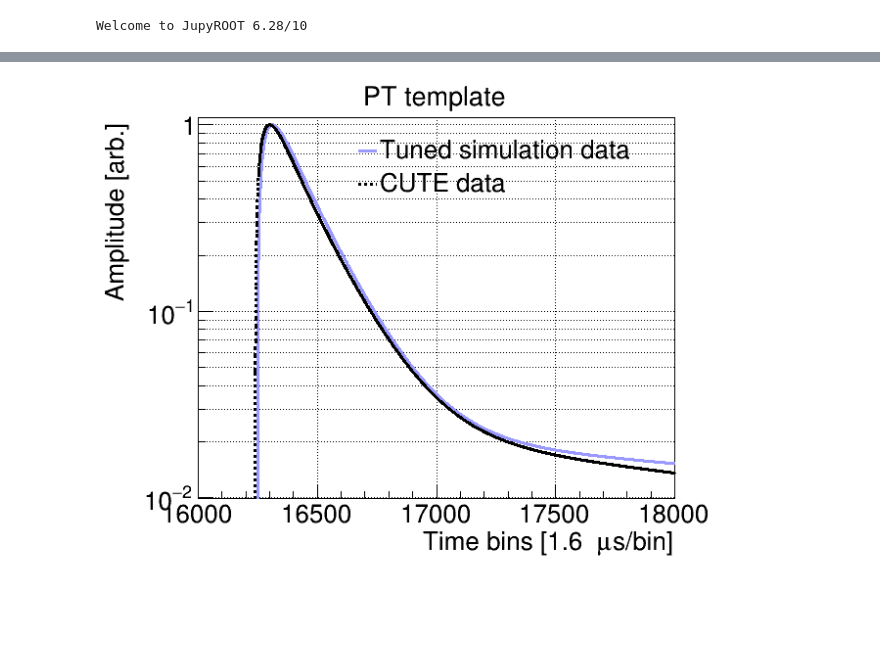
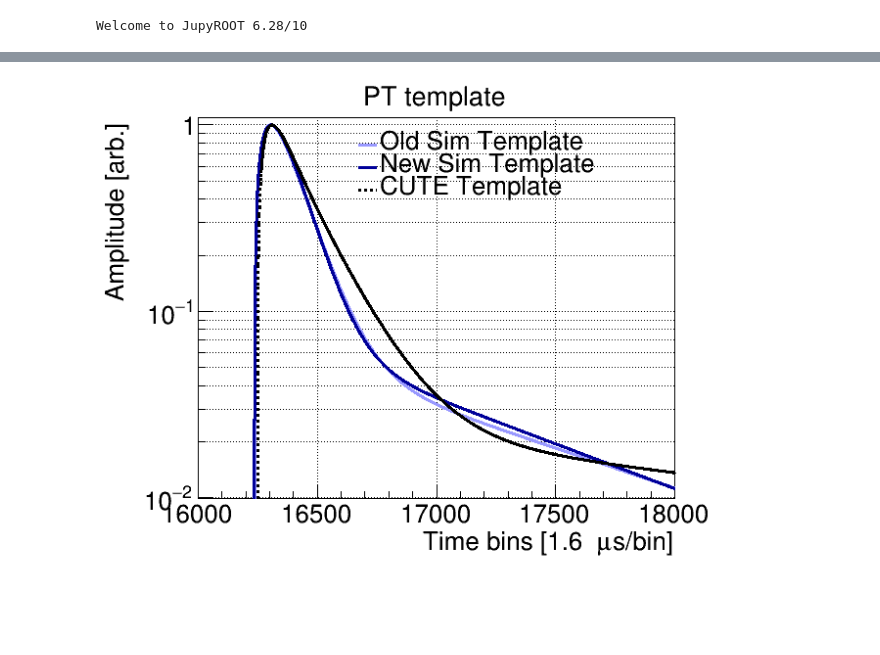
Before and after one commit to perry5334/CDMS, a Jupyter notebook: notebooks/CUTE/Ge71_Lines/50V/Template_comparison.ipynb, the cells around one changed output, grey strips where cells are left out. Cells and saved outputs as stored; diff of their text form; code cells hidden in the pictures.

```diff
--- a/notebooks/CUTE/Ge71_Lines/50V/Template_comparison.ipynb
+++ b/notebooks/CUTE/Ge71_Lines/50V/Template_comparison.ipynb
@@ -14,26 +14,38 @@ import matplotlib.pyplot as plt
 Welcome to JupyROOT 6.28/10
 # %%
 CUTEnoise = '/scratch/perry/CDMS/CUTE/R37/Processed/Releases/CUTE_T3GeCalib_NxM_P4.0.0_V05-06_C0.3.6/Noise/CUTE_T3GeCalib_NxM_P4.0.0_V05-06_C0.3.6_Filter_23231216_211119.root'
-DMCnoise = '/scratch/perry/CDMS/CUTE/R37/Processed/Releases/CUTE_T3GeCalib_NxM_P4.0.0_V05-06_C0.3.6/Noise/CUTE_T3GeCalib_NxM_P4.0.0_V05-06_C0.3.6_Filter_23231221_235414.root'
+DMCnoise_old = '/project/6049244/share/SimData/DMC_SNOLAB_HV/Ge71_Kshell_pos50V_V05-09/Processed/Noise/Test_Filter_51250605_000000.root'
+DMCnoise_new = '/project/6049244/share/SimData/DMC_SNOLAB_HV/Ge71_Kshell_pos50V_V05-09/Processed_fixedTemplates/Noise/Test_Filter_51250605_000000.root'
 # %%
 # Open the ROOT file
-file = ROOT.TFile.Open(DMCnoise)
-hist = file.Get(f'zip1/PTTemplateTime')  # Replace 'histname' with the name of your histogram
+file = ROOT.TFile.Open(DMCnoise_old)
+hist = file.Get(f'zip1/PFS1TemplateTime')  # Replace 'histname' with the name of your histogram
 # Extract histogram data
 n_bins = hist.GetNbinsX()
 bin_edges = np.array([hist.GetXaxis().GetBinLowEdge(i) for i in range(1, n_bins + 2)])
-bin_contents_DMC = np.array([hist.GetBinContent(i) for i in range(1, n_bins + 1)])
+bin_contents_DMC_old = np.array([hist.GetBinContent(i) for i in range(1, n_bins + 1)])
 # Close the ROOT file
 file.Close()
-g1 = ROOT.TGraph(n_bins, bin_edges[:-1], bin_contents_DMC)
+g1 = ROOT.TGraph(n_bins, bin_edges[:-1], bin_contents_DMC_old)
+# %%
+# Open the ROOT file
+file = ROOT.TFile.Open(DMCnoise_new)
+hist = file.Get(f'zip1/PFS1TemplateTime')  # Replace 'histname' with the name of your histogram
+# Extract histogram data
+n_bins = hist.GetNbinsX()
+bin_edges = np.array([hist.GetXaxis().GetBinLowEdge(i) for i in range(1, n_bins + 2)])
+bin_contents_DMC_new = np.array([hist.GetBinContent(i) for i in range(1, n_bins + 1)])
+# Close the ROOT file
+file.Close()
+g2 = ROOT.TGraph(n_bins, bin_edges[:-1], bin_contents_DMC_new)
 # %%
 # Open the ROOT file
 file = ROOT.TFile.Open(CUTEnoise)
-hist = file.Get(f'zip1/PTTemplateTime')  # Replace 'histname' with the name of your histogram
+hist = file.Get(f'zip1/PFS1TemplateTime')  # Replace 'histname' with the name of your histogram
 # Extract histogram data
 n_bins = hist.GetNbinsX()
 bin_edges = np.array([hist.GetXaxis().GetBinLowEdge(i) for i in range(1, n_bins + 2)])
 bin_contents_CUTE = np.array([hist.GetBinContent(i) for i in range(1, n_bins + 1)])
 # Close the ROOT file
 file.Close()
-g2 = ROOT.TGraph(n_bins, bin_edges[:-1], np.roll(bin_contents_CUTE, 0))
+g3 = ROOT.TGraph(n_bins, bin_edges[:-1], np.roll(bin_contents_CUTE, 0))
@@ -49,16 +75,21 @@ g1.GetYaxis().SetLabelSize(0.05)
 g1.GetXaxis().SetTitleSize(0.05)
 g1.GetYaxis().SetTitleSize(0.05)
 
-g2.SetLineColor(ROOT.kBlack)
+g2.SetLineColor(ROOT.kBlue+2)
 g2.SetLineWidth(3)
-g2.SetLineStyle(2)
+#g2.SetLineStyle(2)
+
+g3.SetLineColor(ROOT.kBlack)
+g3.SetLineWidth(3)
+g3.SetLineStyle(2)
 
 # Optionally, add a legend to differentiate the histograms
 legend = ROOT.TLegend(0.38, 0.78, 0.53, 0.9)
 legend.SetBorderSize(0)
 legend.SetFillStyle(0)
-legend.AddEntry(g1, "Tuned simulation data", "l")
-legend.AddEntry(g2, "CUTE data", "l")
+legend.AddEntry(g1, "Old Sim Template", "l")
+legend.AddEntry(g2, "New Sim Template", "l")
+legend.AddEntry(g3, "CUTE Template", "l")
 legend.SetTextSize(0.05)
 
 # Draw the graph with a line
@@ -70,6 +101,7 @@ c.SetTopMargin(0.07)
 g1.SetMinimum(1e-2)
 g1.Draw("AL")  # A = axes, L = line (can also use "ALP" for points+line)
 g2.Draw("SAME")
+g3.Draw("SAME")
 legend.Draw()
 c.SetLogy()
 c.SetGrid(1,1)
@@ -78,2 +111,2 @@ c.Draw()
-[figure, old version]
+[figure, new version]
 # %%
```
Also changed, not shown: parts of 3 cells of this notebook, 6 other files.
